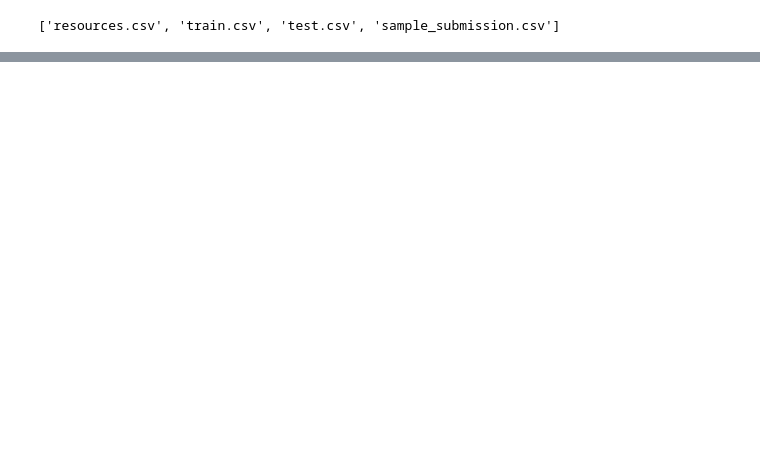
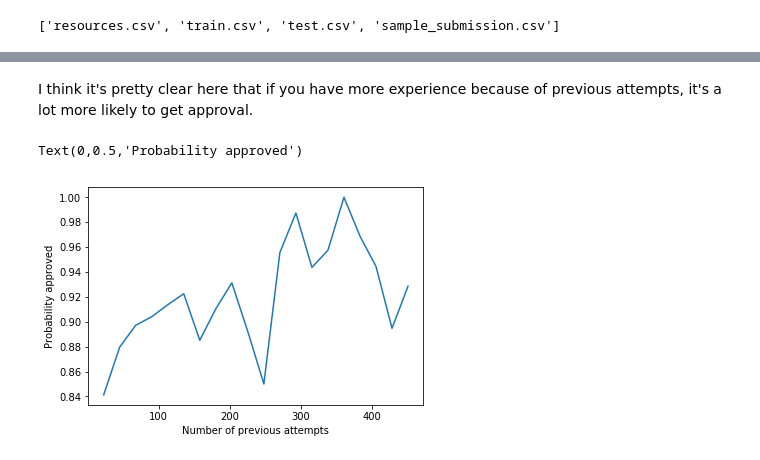
Before and after one commit to pbnjeff89/Kaggle_DonorsChoose, a Jupyter notebook: prev_exp.ipynb, the cells around one changed output, grey strips where cells are left out. Saved outputs shown, nothing was run; the diff lists cells and outputs as text; code cells hidden in the pictures; blank space fills up the shorter version.

```diff
--- a/prev_exp.ipynb
+++ b/prev_exp.ipynb
@@ -96,0 +54,19 @@ So here, it's actually quite tenuous to say that there is a significant correlat
+# %% [markdown]
+I think it's pretty clear here that if you have more experience because of previous attempts, it's a lot more likely to get approval.
+# %%
+num_total = num_approved + num_rejected
+num_total[num_total == 0] = 1
+probability_approval = num_approved / num_total
+probability_approval_binned = pd.DataFrame()
+bins_approved = bins_approved[1:]
+probability_approval_binned['num_prev_attempt'] = bins_approved
+probability_approval_binned['probability'] = probability_approval
+
+plt.plot(probability_approval_binned['num_prev_attempt'],
+        probability_approval_binned['probability'])
+
+plt.xlabel('Number of previous attempts')
+plt.ylabel('Probability approved')
+# %% [output]
+Text(0,0.5,'Probability approved')
+[figure, added]
```
Also changed, not shown: parts of 22 cells of this notebook, 2 other files.
